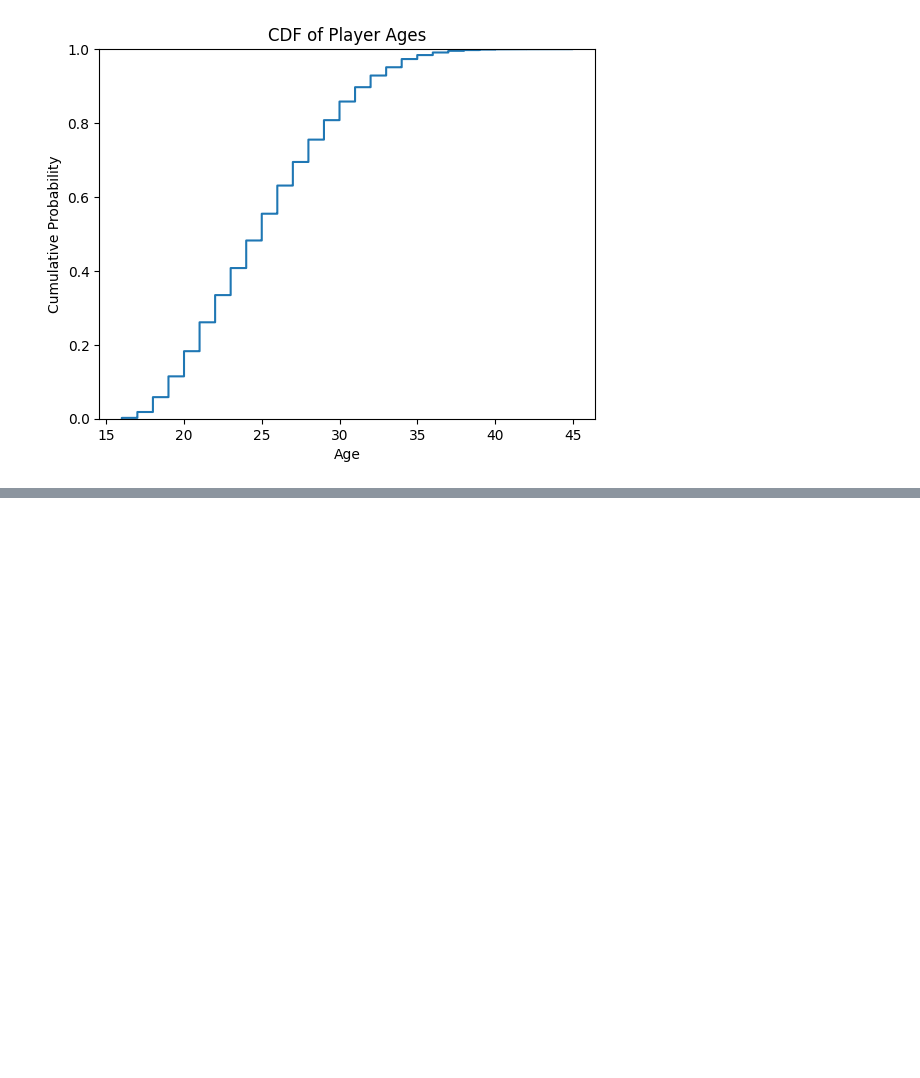
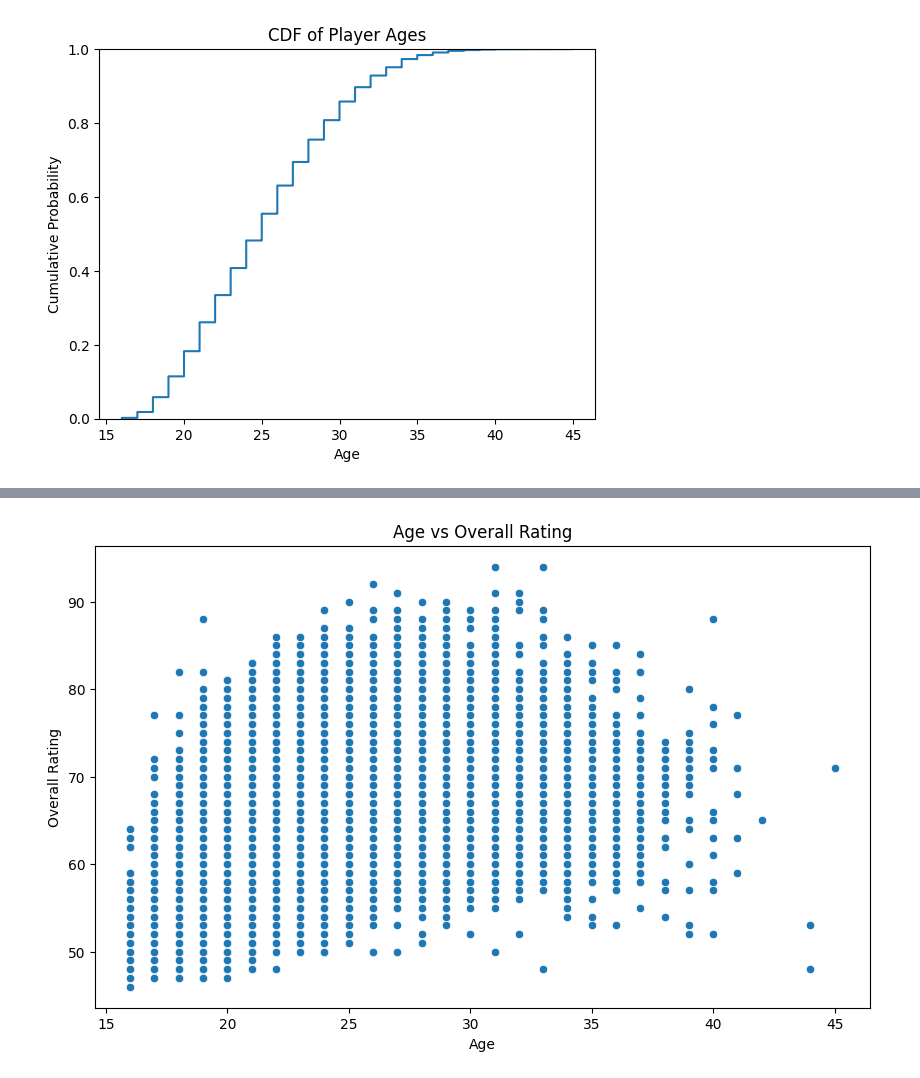
Before and after one commit to GabiYamato/DA_practice, a Jupyter notebook: 01_visualization.ipynb, the cells around one changed output, grey strips where cells are left out. Cells and saved outputs as stored; diff of their text form; code cells hidden in the pictures; blank space fills up the shorter version.

Commit message:
scatterplot

```diff
--- a/01_visualization.ipynb
+++ b/01_visualization.ipynb
@@ -93,0 +97,10 @@ plt.show()
+# %%
+##scatterplot
+plt.figure(figsize=(10,6))
+sns.scatterplot(x='Age', y='Overall', data=data)
+plt.title('Age vs Overall Rating')
+plt.xlabel('Age')
+plt.ylabel('Overall Rating')
+plt.show()
+# %% [output]
+[figure, added]
```
Also changed, not shown: parts of 1 cell of this notebook, 2 other files.
